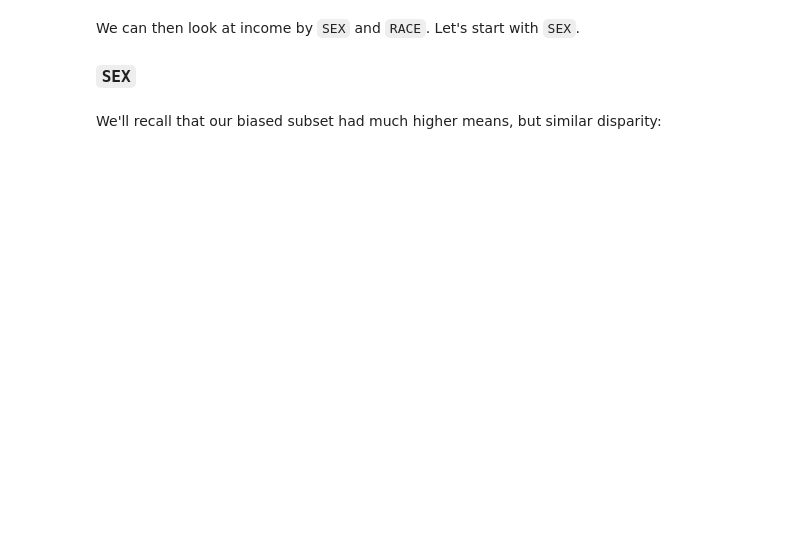
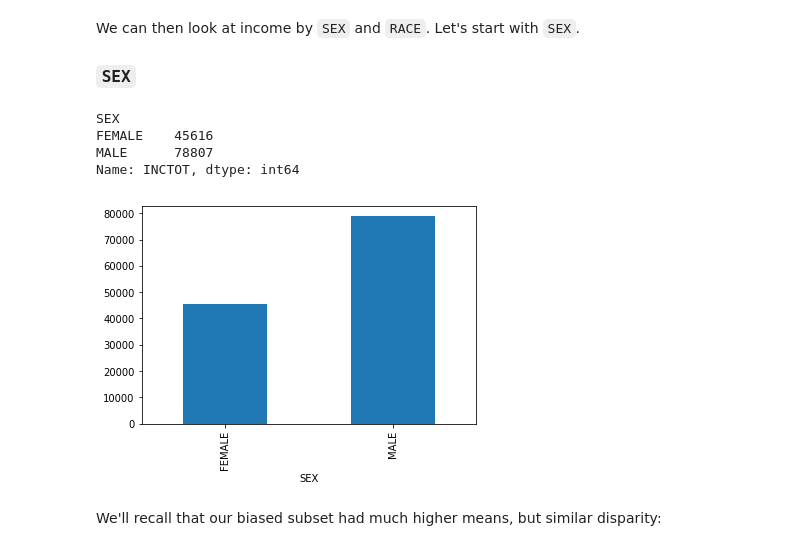
Before and after one commit to ds-modules/GWS-131, a Jupyter notebook: 02-Analysis.ipynb, the cells around one changed output. Drawn from its saved outputs; the diff is of its cells as text; code cells hidden in the pictures; blank space fills up the shorter version.

```diff
--- a/02-Analysis.ipynb
+++ b/02-Analysis.ipynb
@@ -350,9 +576,15 @@ We can then look at income by `SEX` and `RACE`. Let's start with `SEX`.
 
 ### `SEX`
 # %%
-bay_area_mean_sex = bay_area_sex.groupby(['SEX'])['INCTOT'].mean()
+bay_area_mean_sex = bay_area2.groupby(['SEX'])['INCTOT'].mean()
 bay_area_mean_sex.plot.bar()
 bay_area_mean_sex
+# %% [output]
+SEX
+FEMALE    45616
+MALE      78807
+Name: INCTOT, dtype: int64
+[figure, added]
 # %% [markdown]
 We'll recall that our biased subset had much higher means, but similar disparity:
 # %%
```
Also changed, not shown: parts of 64 cells of this notebook.
